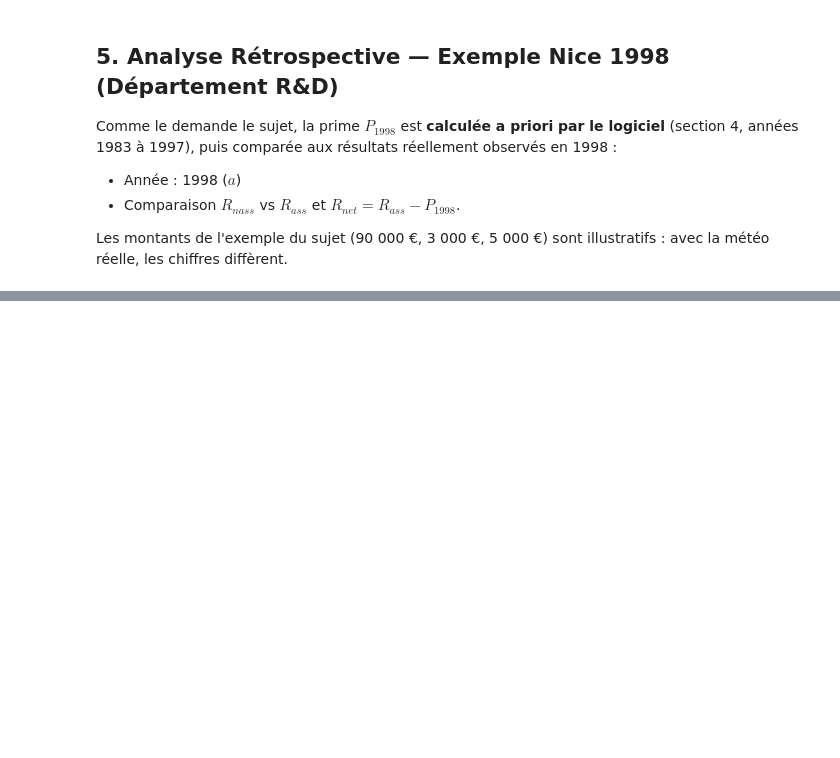
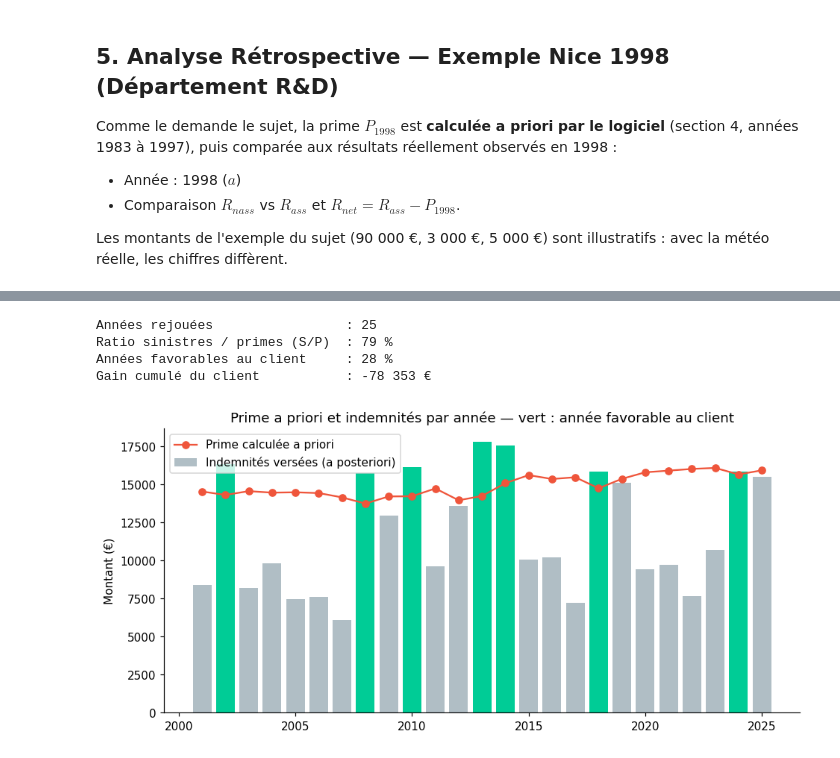
Before and after one commit to AmielMetier/PROJET-D-ACTUARIAT---IMAFA-2026-2027-LOGICIEL-D-ASSURANCE-DE-RISQUE-METEOROLOGIQUE, a Jupyter notebook: notebooks/01_tarification_et_analyse_retrospective.ipynb, the cells around one changed output, grey strips where cells are left out. Drawn from its saved outputs; the diff is of its cells as text; code cells hidden in the pictures; blank space fills up the shorter version.

```diff
--- a/notebooks/01_tarification_et_analyse_retrospective.ipynb
+++ b/notebooks/01_tarification_et_analyse_retrospective.ipynb
@@ -138,0 +209,26 @@ fig_cumul.show()
+# %%
+df_long = fetch_historical_precipitation(lat, lon, "1986-01-01", "2025-12-31")
+periodes = split_into_coverage_periods(df_long, 1, 1, 1986, 2025)
+bt = run_multi_year_backtest(periodes, profile, list(range(2001, 2026)),
+                             hist_years=15, safety_beta=0.30, expense_rate=0.15)
+s, table = bt["summary"], bt["table"]
+
+print(f"Années rejouées                 : {s['n_years']}")
+print(f"Ratio sinistres / primes (S/P)  : {fmt_pct(s['loss_ratio'])}")
+print(f"Années favorables au client     : {fmt_pct(s['share_favorable'])}")
+print(f"Gain cumulé du client           : {fmt_eur(s['cumulative_client_gain'], 0)}")
+
+fig, ax = plt.subplots(figsize=(10, 4.5))
+couleurs = ["#00CC96" if f else "#B0BEC5" for f in table["favorable"]]
+ax.bar(table["annee"], table["indemnites"], color=couleurs, label="Indemnités versées (a posteriori)")
+ax.plot(table["annee"], table["prime"], "o-", color="#EF553B", label="Prime calculée a priori")
+ax.set_ylabel("Montant (€)")
+ax.set_title("Prime a priori et indemnités par année — vert : année favorable au client")
+ax.legend()
+plt.show()
+# %% [output]
+Années rejouées                 : 25
+Ratio sinistres / primes (S/P)  : 79 %
+Années favorables au client     : 28 %
+Gain cumulé du client           : -78 353 €
+[figure, added]
```
Also changed, not shown: parts of 18 cells of this notebook, 11 other files.
